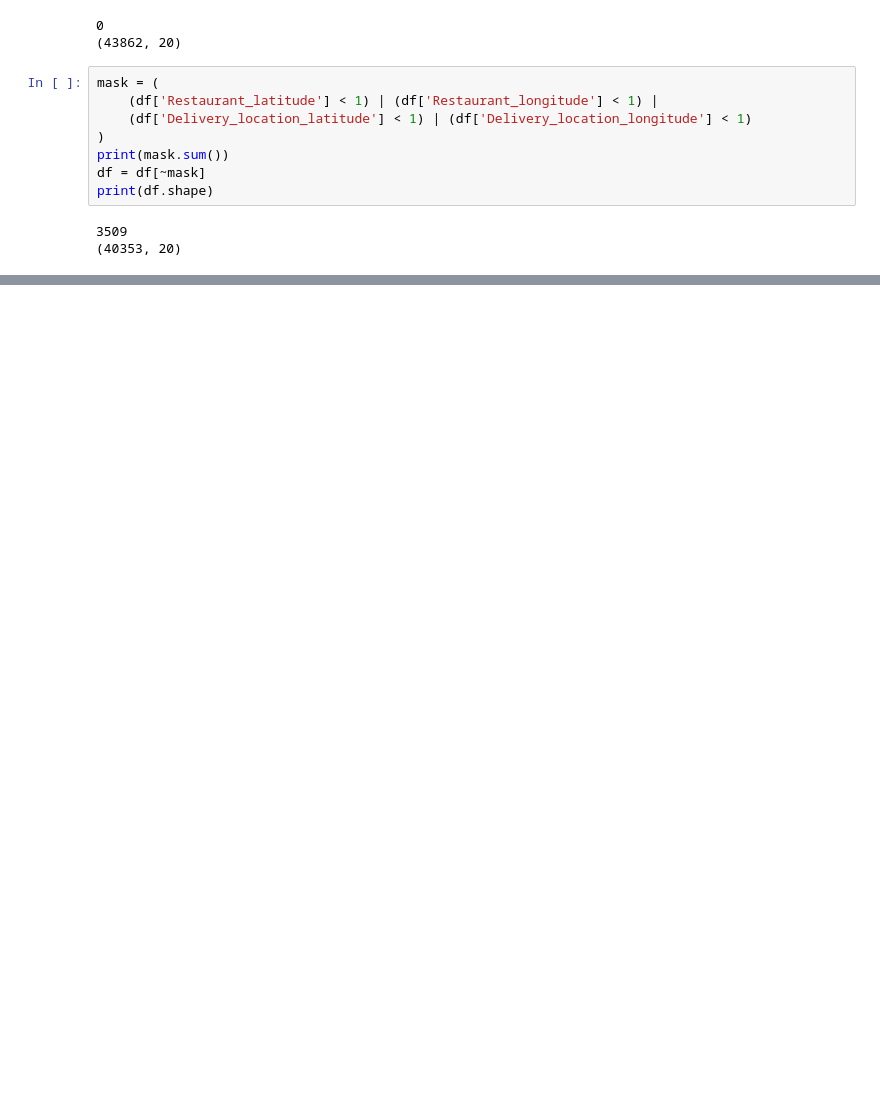
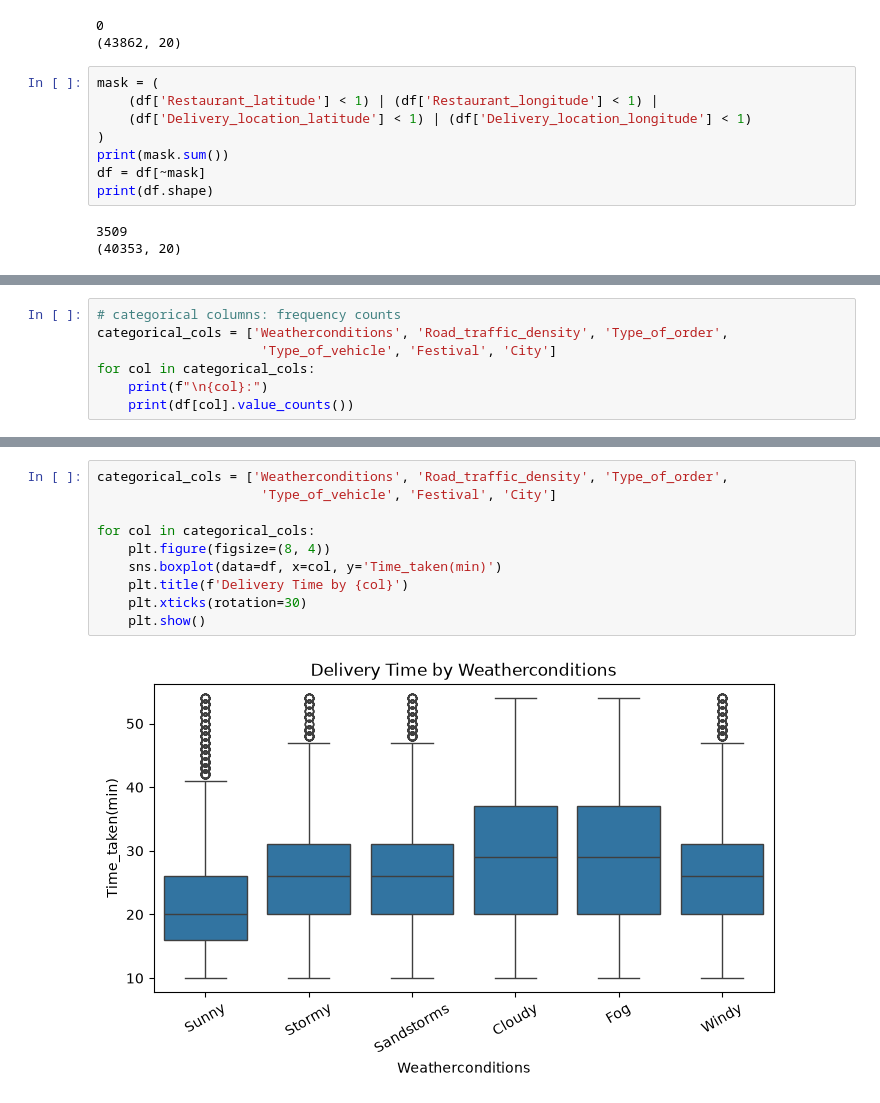
Before and after one commit to amineElgaini/delivery-time-prediciton, a Jupyter notebook: notebooks/01_exploration.ipynb, the cells around one changed output, grey strips where cells are left out. Saved outputs shown, nothing was run; the diff lists cells and outputs as text; blank space fills up the shorter version.

```diff
--- a/notebooks/01_exploration.ipynb
+++ b/notebooks/01_exploration.ipynb
@@ -160,0 +169,7 @@ print(df.shape)
+# %%
+# categorical columns: frequency counts
+categorical_cols = ['Weatherconditions', 'Road_traffic_density', 'Type_of_order',
+                     'Type_of_vehicle', 'Festival', 'City']
+for col in categorical_cols:
+    print(f"\n{col}:")
+    print(df[col].value_counts())
@@ -160,0 +209,12 @@ print(df.shape)
+# %%
+categorical_cols = ['Weatherconditions', 'Road_traffic_density', 'Type_of_order',
+                     'Type_of_vehicle', 'Festival', 'City']
+
+for col in categorical_cols:
+    plt.figure(figsize=(8, 4))
+    sns.boxplot(data=df, x=col, y='Time_taken(min)')
+    plt.title(f'Delivery Time by {col}')
+    plt.xticks(rotation=30)
+    plt.show()
+# %% [output]
+[figure, added]
```
Also changed, not shown: parts of 10 cells of this notebook, 1 other file.
